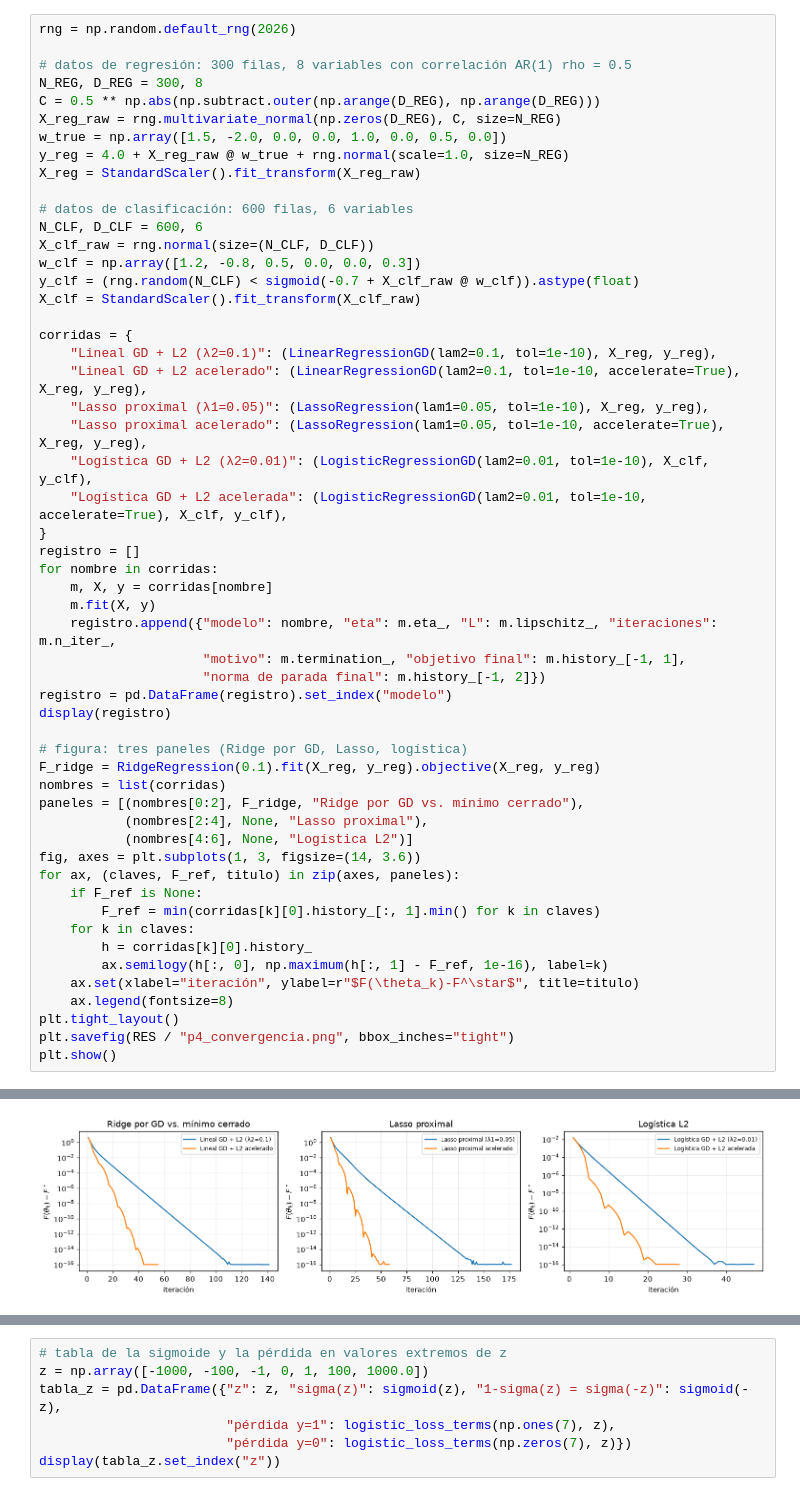
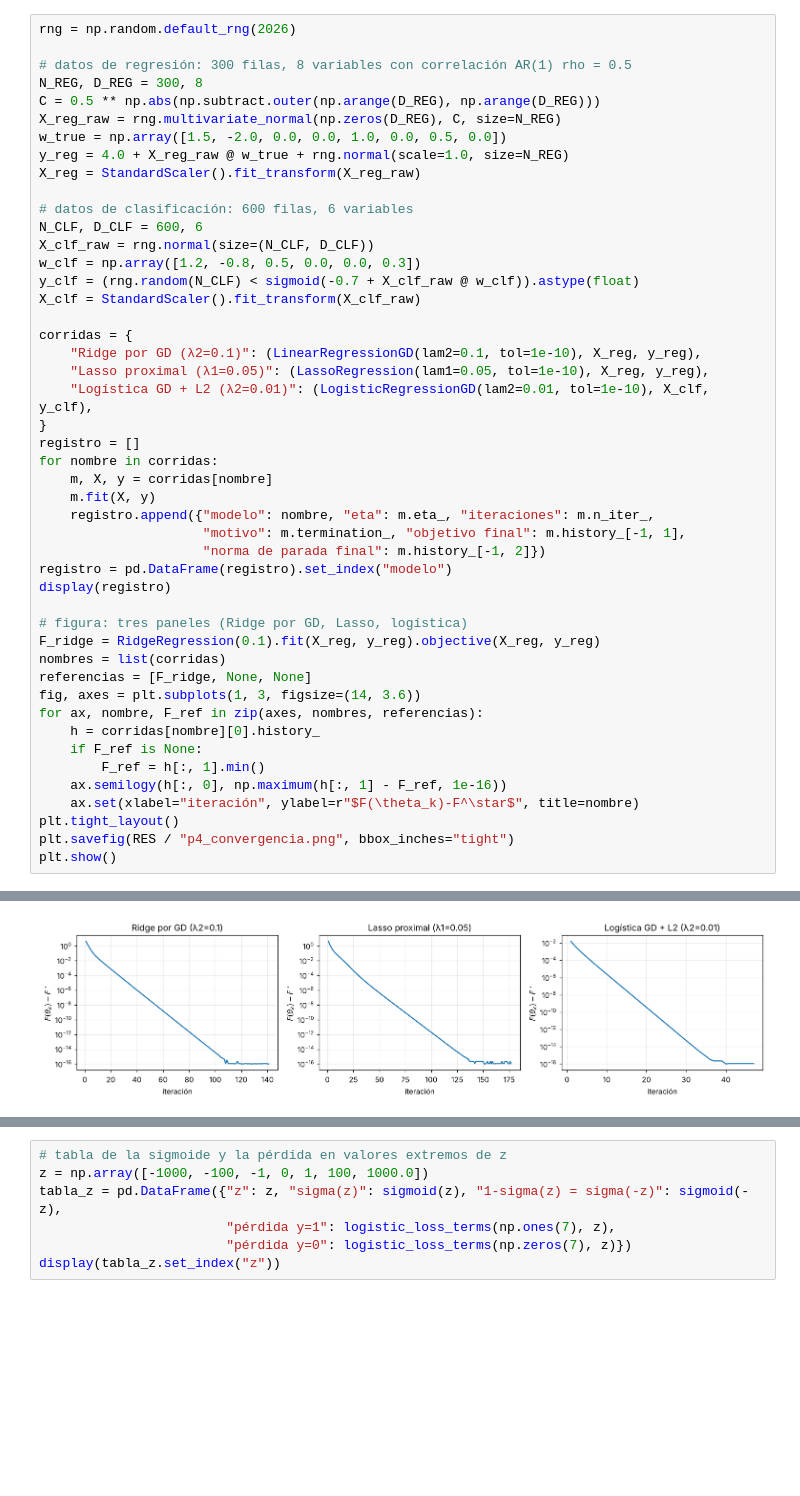
Before and after one commit to Simpplay/Taller_1_Aprendizaje_Automatico, a Jupyter notebook: 01_implementacion_y_simulacion.ipynb, the cells around one changed output, grey strips where cells are left out. Cells and saved outputs as stored; diff of their text form; blank space fills up the shorter version.

```diff
--- a/01_implementacion_y_simulacion.ipynb
+++ b/01_implementacion_y_simulacion.ipynb
@@ -82,18 +82,15 @@ y_clf = (rng.random(N_CLF) < sigmoid(-0.7 + X_clf_raw @ w_clf)).astype(float)
 X_clf = StandardScaler().fit_transform(X_clf_raw)
 
 corridas = {
-    "Lineal GD + L2 (λ2=0.1)": (LinearRegressionGD(lam2=0.1, tol=1e-10), X_reg, y_reg),
-    "Lineal GD + L2 acelerado": (LinearRegressionGD(lam2=0.1, tol=1e-10, accelerate=True), X_reg, y_reg),
+    "Ridge por GD (λ2=0.1)": (LinearRegressionGD(lam2=0.1, tol=1e-10), X_reg, y_reg),
     "Lasso proximal (λ1=0.05)": (LassoRegression(lam1=0.05, tol=1e-10), X_reg, y_reg),
-    "Lasso proximal acelerado": (LassoRegression(lam1=0.05, tol=1e-10, accelerate=True), X_reg, y_reg),
     "Logística GD + L2 (λ2=0.01)": (LogisticRegressionGD(lam2=0.01, tol=1e-10), X_clf, y_clf),
-    "Logística GD + L2 acelerada": (LogisticRegressionGD(lam2=0.01, tol=1e-10, accelerate=True), X_clf, y_clf),
 }
 registro = []
 for nombre in corridas:
     m, X, y = corridas[nombre]
     m.fit(X, y)
-    registro.append({"modelo": nombre, "eta": m.eta_, "L": m.lipschitz_, "iteraciones": m.n_iter_,
+    registro.append({"modelo": nombre, "eta": m.eta_, "iteraciones": m.n_iter_,
                      "motivo": m.termination_, "objetivo final": m.history_[-1, 1],
                      "norma de parada final": m.history_[-1, 2]})
 registro = pd.DataFrame(registro).set_index("modelo")
@@ -102,18 +99,14 @@ display(registro)
 # figura: tres paneles (Ridge por GD, Lasso, logística)
 F_ridge = RidgeRegression(0.1).fit(X_reg, y_reg).objective(X_reg, y_reg)
 nombres = list(corridas)
-paneles = [(nombres[0:2], F_ridge, "Ridge por GD vs. mínimo cerrado"),
-           (nombres[2:4], None, "Lasso proximal"),
-           (nombres[4:6], None, "Logística L2")]
+referencias = [F_ridge, None, None]
 fig, axes = plt.subplots(1, 3, figsize=(14, 3.6))
-for ax, (claves, F_ref, titulo) in zip(axes, paneles):
+for ax, nombre, F_ref in zip(axes, nombres, referencias):
+    h = corridas[nombre][0].history_
     if F_ref is None:
-        F_ref = min(corridas[k][0].history_[:, 1].min() for k in claves)
-    for k in claves:
-        h = corridas[k][0].history_
-        ax.semilogy(h[:, 0], np.maximum(h[:, 1] - F_ref, 1e-16), label=k)
-    ax.set(xlabel="iteración", ylabel=r"$F(\theta_k)-F^\star$", title=titulo)
-    ax.legend(fontsize=8)
+        F_ref = h[:, 1].min()
+    ax.semilogy(h[:, 0], np.maximum(h[:, 1] - F_ref, 1e-16))
+    ax.set(xlabel="iteración", ylabel=r"$F(\theta_k)-F^\star$", title=nombre)
 plt.tight_layout()
 plt.savefig(RES / "p4_convergencia.png", bbox_inches="tight")
 plt.show()
@@ -129,2 +119,2 @@ plt.show()
-[figure, old version]
+[figure, new version]
 # %% [markdown]
```
Also changed, not shown: parts of 24 cells of this notebook, 40 other files.
